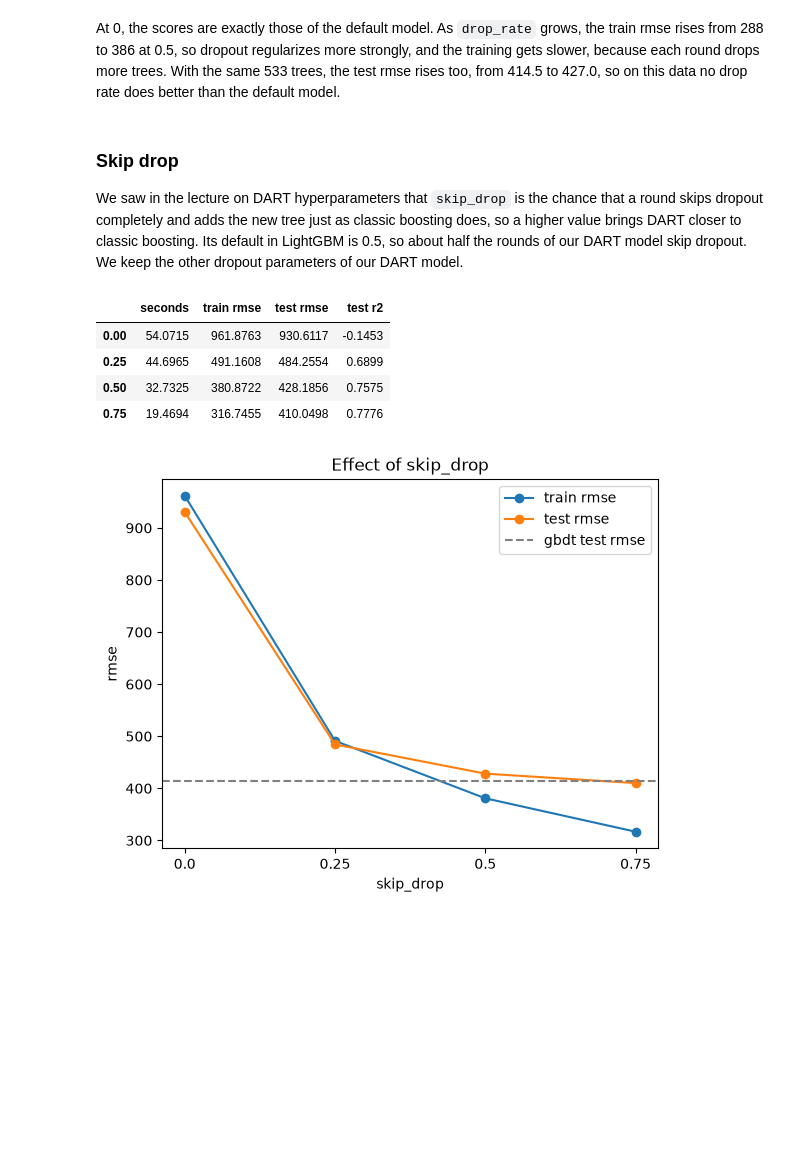
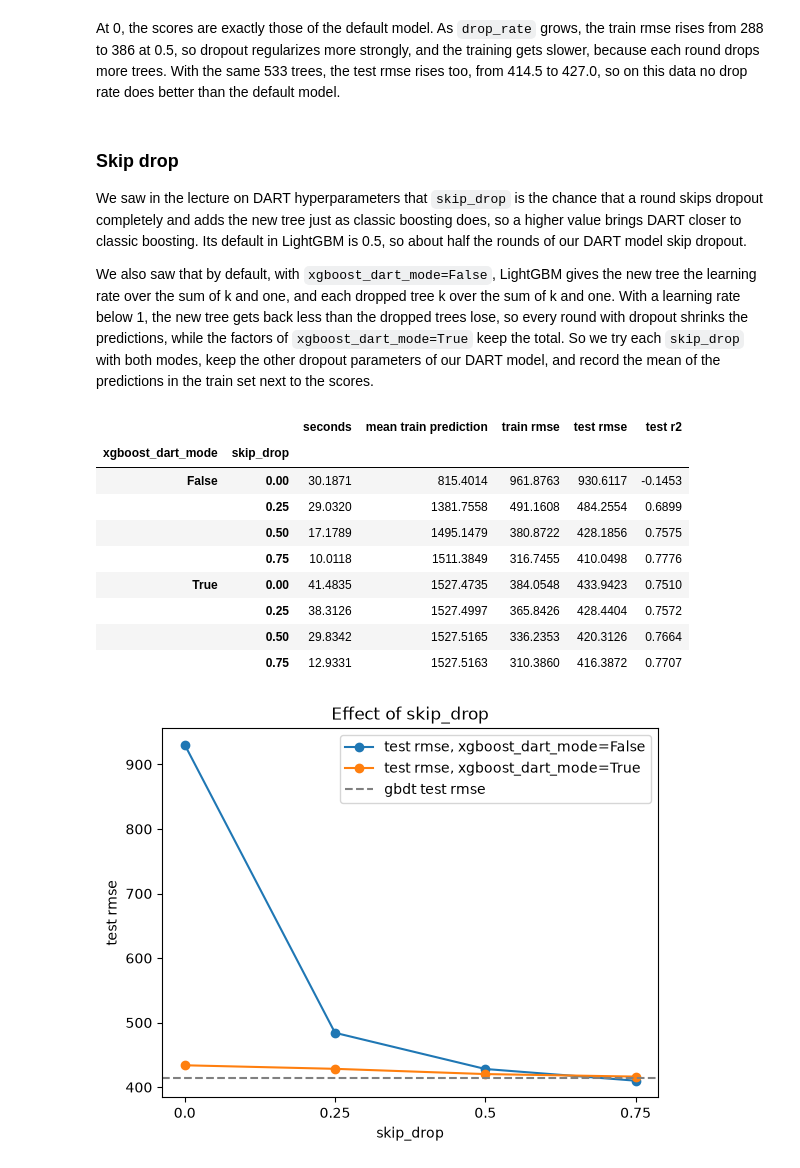
Before and after one commit to trainindata/master-tree-ensemble-models, a Jupyter notebook: 07-other/02-lightgbm-dart.ipynb, the cells around one changed output. Cells and saved outputs as stored; diff of their text form; code cells hidden in the pictures; blank space fills up the shorter version.

Commit message:
cross skip_drop with xgboost_dart_mode in lightgbm dart notebook

```diff
--- a/07-other/02-lightgbm-dart.ipynb
+++ b/07-other/02-lightgbm-dart.ipynb
@@ -272,19 +272,49 @@ At 0, the scores are exactly those of the default model. As `drop_rate` grows, t
 # %% [markdown]
 ### Skip drop
 
-We saw in the lecture on DART hyperparameters that `skip_drop` is the chance that a round skips dropout completely and adds the new tree just as classic boosting does, so a higher value brings DART closer to classic boosting. Its default in LightGBM is 0.5, so about half the rounds of our DART model skip dropout. We keep the other dropout parameters of our DART model.
+We saw in the lecture on DART hyperparameters that `skip_drop` is the chance that a round skips dropout completely and adds the new tree just as classic boosting does, so a higher value brings DART closer to classic boosting. Its default in LightGBM is 0.5, so about half the rounds of our DART model skip dropout.
+
+We also saw that by default, with `xgboost_dart_mode=False`, LightGBM gives the new tree the learning rate over the sum of k and one, and each dropped tree k over the sum of k and one. With a learning rate below 1, the new tree gets back less than the dropped trees lose, so every round with dropout shrinks the predictions, while the factors of `xgboost_dart_mode=True` keep the total. So we try each `skip_drop` with both modes, keep the other dropout parameters of our DART model, and record the mean of the predictions in the train set next to the scores.
 # %%
-skip_drop_results = sweep(dart_params, "skip_drop", [0, 0.25, 0.5, 0.75])
+results = {}
+for mode in [False, True]:
+    for value in [0, 0.25, 0.5, 0.75]:
+        start = time.perf_counter()
+        model = lgb.train(
+            {**dart_params, "xgboost_dart_mode": mode, "skip_drop": value},
+            train_set,
+            num_boost_round=num_rounds,
+        )
+        seconds = time.perf_counter() - start
+        mean_prediction = model.predict(X_train).mean()
+        results[(mode, value)] = {"seconds": seconds, "mean train prediction": mean_prediction, **scores(model, X_train, y_train, X_test, y_test)}
 
+skip_drop_results = pd.DataFrame(results).T.rename_axis(["xgboost_dart_mode", "skip_drop"])
 skip_drop_results.round(4)
 # %% [output]
-|  | seconds | train rmse | test rmse | test r2 |
-| 0.00 | 54.0715 | 961.8763 | 930.6117 | -0.1453 |
-| 0.25 | 44.6965 | 491.1608 | 484.2554 | 0.6899 |
-| 0.50 | 32.7325 | 380.8722 | 428.1856 | 0.7575 |
-| 0.75 | 19.4694 | 316.7455 | 410.0498 | 0.7776 |
+|  |  | seconds | mean train prediction | train rmse | test rmse | test r2 |
+| xgboost_dart_mode | skip_drop |  |  |  |  |  |
+| False | 0.00 | 30.1871 | 815.4014 | 961.8763 | 930.6117 | -0.1453 |
+|  | 0.25 | 29.0320 | 1381.7558 | 491.1608 | 484.2554 | 0.6899 |
+|  | 0.50 | 17.1789 | 1495.1479 | 380.8722 | 428.1856 | 0.7575 |
+|  | 0.75 | 10.0118 | 1511.3849 | 316.7455 | 410.0498 | 0.7776 |
+| True | 0.00 | 41.4835 | 1527.4735 | 384.0548 | 433.9423 | 0.7510 |
+|  | 0.25 | 38.3126 | 1527.4997 | 365.8426 | 428.4404 | 0.7572 |
+|  | 0.50 | 29.8342 | 1527.5165 | 336.2353 | 420.3126 | 0.7664 |
+|  | 0.75 | 12.9331 | 1527.5163 | 310.3860 | 416.3872 | 0.7707 |
 # %%
-plot_sweep(skip_drop_results, "skip_drop")
+# the values are not evenly spaced, so we place them at equal distances
+values = skip_drop_results.loc[False].index
+positions = range(len(values))
+for mode in [False, True]:
+    plt.plot(positions, skip_drop_results.loc[mode, "test rmse"], marker="o", label=f"test rmse, xgboost_dart_mode={mode}")
+plt.axhline(dart_results.loc["gbdt", "test rmse"], color="grey", linestyle="dashed", label="gbdt test rmse")
+plt.xticks(positions, values)
+plt.xlabel("skip_drop")
+plt.ylabel("test rmse")
+plt.title("Effect of skip_drop")
+plt.legend()
+plt.show()
 # %% [output]
-[figure, old version]
+[figure, new version]
 # %% [markdown]
```
Also changed, not shown: parts of 6 cells of this notebook.
